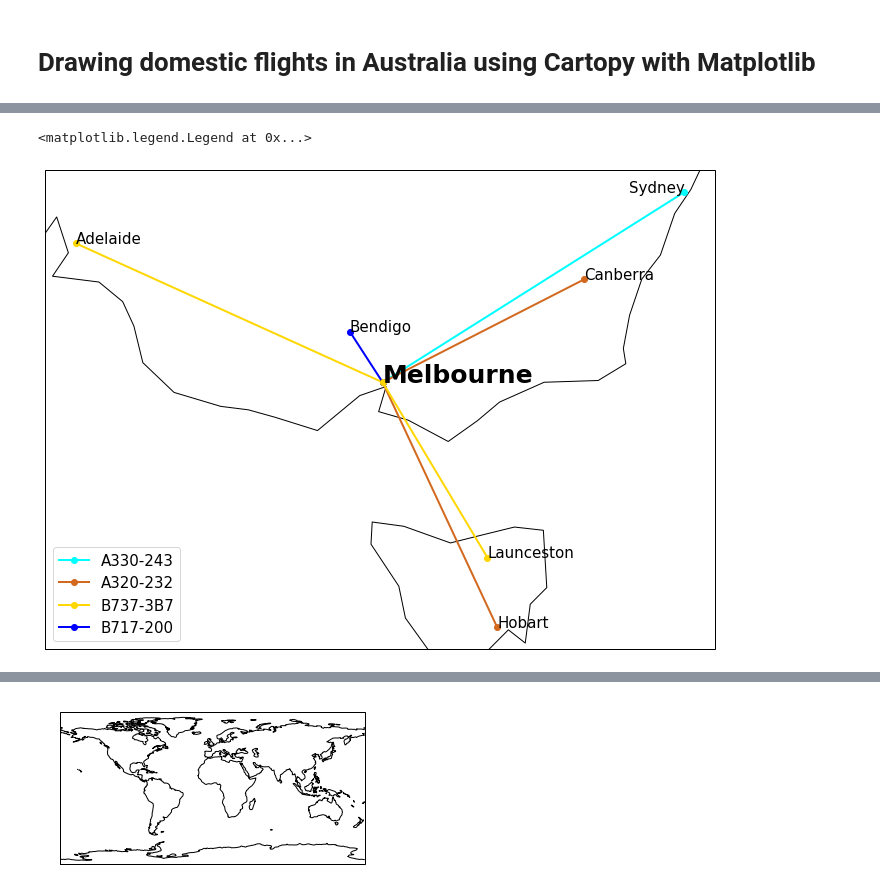
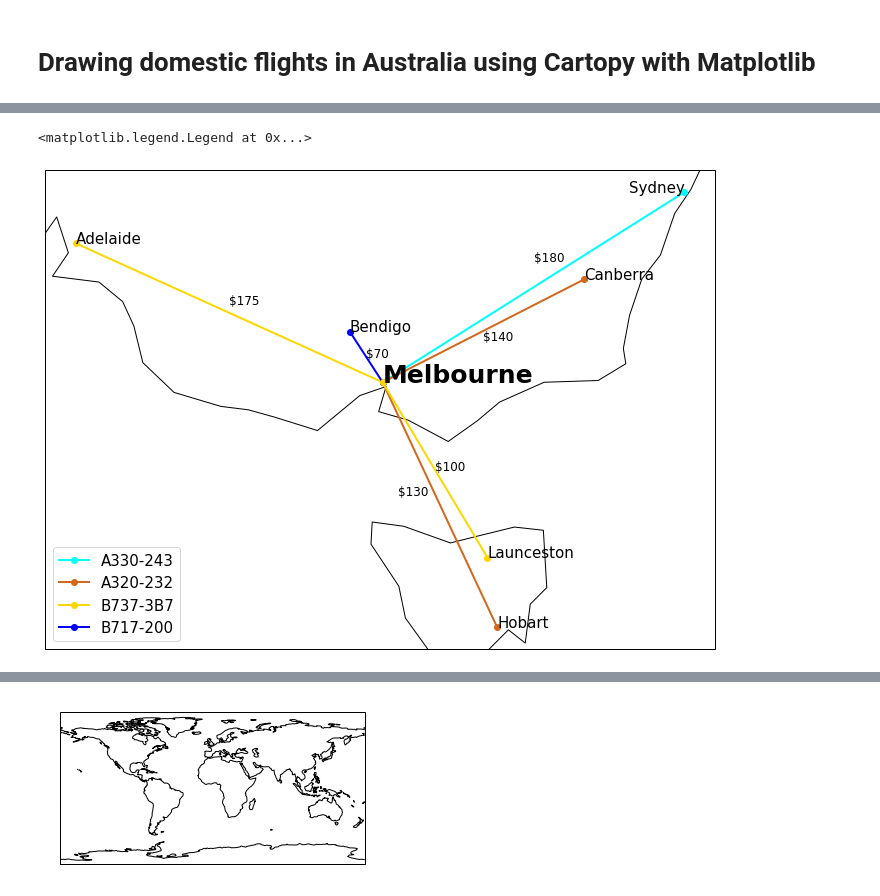
Before and after one commit to tanya072/Analytics-Capstone, a Jupyter notebook: DataVizAss2.ipynb, the cells around one changed output, grey strips where cells are left out. Cells and saved outputs as stored; diff of their text form; code cells hidden in the pictures.

```diff
--- a/DataVizAss2.ipynb
+++ b/DataVizAss2.ipynb
@@ -61,6 +85,8 @@ unique_airports = unique_airports[['from_city', 'from_long', 'from_lat', 'price'
 unique_airports
 # %% [markdown]
 # Drawing domestic flights in Australia using Cartopy with Matplotlib
+# %%
+crs = ccrs.PlateCarree()
 # %%
 
 # Flights from Sydney
@@ -157,45 +192,46 @@ ax.coastlines()
 
 syd_lon, syd_lat = 151.21, -33.87
 mel_lon, mel_lat = 144.96, -37.81
-bri_lon, bri_lat = 153.03, -27.47
 can_lon, can_lat = 149.13, -35.68
-new_lon, new_lat = 151.78, -32.93
-bro_lon, bro_lat = 141.45, -31.95
 ade_lon, ade_lat = 138.60, -34.93
-per_lon, per_lat = 115.86, -31.95
-dar_lon, dar_lat = 130.84, -12.46
-pag_lon, pag_lat = 137.77, -32.50
 hob_lon, hob_lat = 147.33, -42.88
 ben_lon, ben_lat = 144.28, -36.76
 lau_lon, lau_lat = 147.13, -41.44
 
 
 plt.plot([mel_lon, syd_lon], [mel_lat, syd_lat],
          color='cyan', linewidth=2, marker='o', label='A330-243')
 plt.plot([mel_lon, can_lon], [mel_lat, can_lat],
          color='chocolate', linewidth=2, marker='o', label='A320-232')
 plt.plot([mel_lon, ade_lon], [mel_lat, ade_lat],
          color='gold', linewidth=2, marker='o', label='B737-3B7')
 plt.plot([mel_lon, hob_lon], [mel_lat, hob_lat],
          color='chocolate', linewidth=2, marker='o')
 plt.plot([mel_lon, ben_lon], [mel_lat, ben_lat],
          color='blue', linewidth=2, marker='o', label='B717-200')
 plt.plot([mel_lon, lau_lon], [mel_lat, lau_lat],
          color='gold', linewidth=2, marker='o')
 
 plt.text(mel_lon, mel_lat, 'Melbourne',fontsize=25, fontweight='bold')
 plt.text(syd_lon, syd_lat, 'Sydney', fontsize=15, horizontalalignment='right')
 plt.text(ade_lon, ade_lat, 'Adelaide',fontsize=15)
 plt.text(can_lon, can_lat, 'Canberra',fontsize=15)
 plt.text(hob_lon, hob_lat, 'Hobart',fontsize=15)
 plt.text(ben_lon, ben_lat, 'Bendigo',fontsize=15)
 plt.text(lau_lon, lau_lat, 'Launceston',fontsize=15)
 
+plt.text((mel_lon+syd_lon)/2, (mel_lat+syd_lat)/2.03, '$180', fontsize=12)
+plt.text((mel_lon+can_lon)/2, (mel_lat+can_lat)/1.99, '$140', fontsize=12)
+plt.text((mel_lon+ade_lon)/2, (mel_lat+ade_lat)/2.01, '$175', fontsize=12)
+plt.text((mel_lon+ben_lon)/2, (mel_lat+ben_lat)/2.00, '$70', fontsize=12)
+plt.text((mel_lon+hob_lon)/2.012, (mel_lat+hob_lat)/2.01, '$130', fontsize=12)
+plt.text((mel_lon+lau_lon)/2, (mel_lat+lau_lat)/2.00, '$100', fontsize=12)
+
 #plt.show()
 plt.legend(fontsize=15)
 # %% [output]
 <matplotlib.legend.Legend at 0x...>
-[figure, old version]
+[figure, new version]
 # %%
 # Flights from Perth
 fig, ax = plt.subplots(
```
Also changed, not shown: parts of 10 cells of this notebook.
